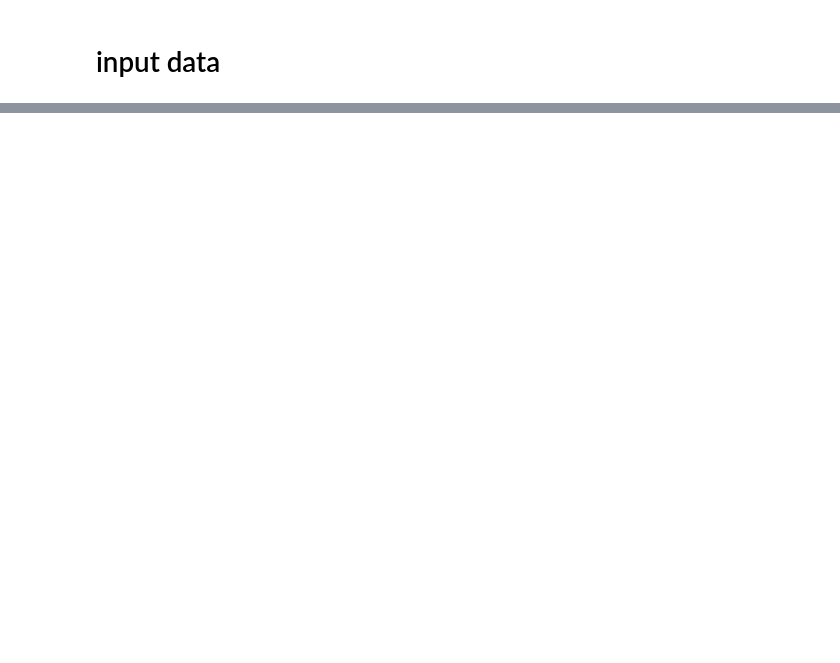
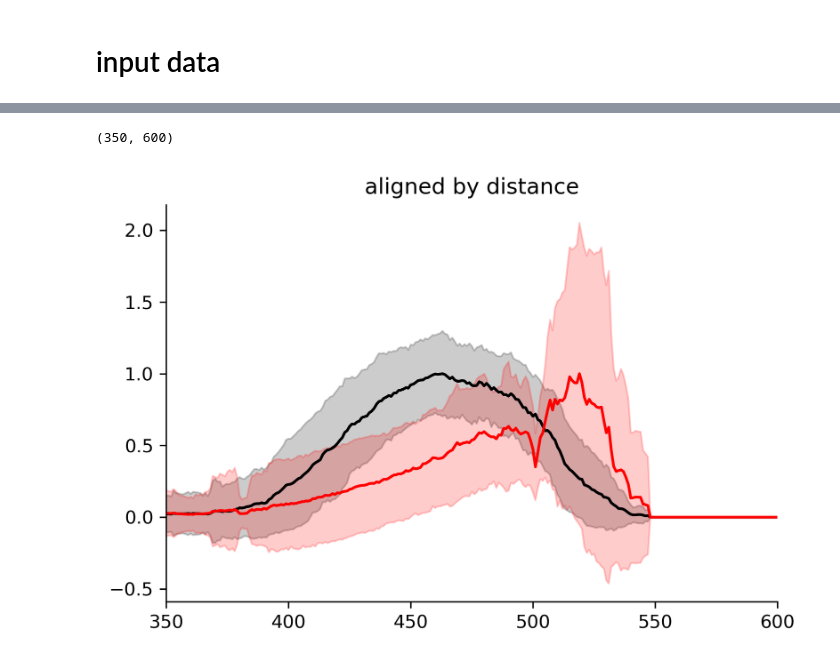
Before and after one commit to elifesciences-publications/YeastTrackAnalysis, a Jupyter notebook: analysis_multiTrack_listOfFiles.ipynb, the cells around one changed output, grey strips where cells are left out. Saved outputs shown, nothing was run; the diff lists cells and outputs as text; code cells hidden in the pictures; blank space fills up the shorter version.

```diff
--- a/analysis_multiTrack_listOfFiles.ipynb
+++ b/analysis_multiTrack_listOfFiles.ipynb
@@ -218,0 +259,35 @@ for i in range(0,len(trackData)):
+# %%
+
+plt.figure(dpi=300)
+
+#time = np.nanmean(adjusted_sampled_times,axis=0)
+time = np.array(range(0,1000))
+
+#intensity
+
+mean = np.nanmean(allFramesAccumulated_intensity,axis=0)
+std = np.nanstd(allFramesAccumulated_intensity,axis=0)
+plt.plot(time,mean/max(mean),color='k')
+plt.fill_between(time, (mean-std)/max(mean), (mean+std)/max(mean),color='k',alpha=0.2)
+
+
+#distance
+mean = np.nanmean(allFramesAccumulated_distance,axis=0)
+std = np.nanstd(allFramesAccumulated_distance,axis=0)
+plt.plot(time,mean/max(mean),color='r')
+plt.fill_between(time, (mean-std)/max(mean) , (mean+std)/max(mean),color='r',alpha=0.2)
+
+
+
+
+
+
+
+plt.title("aligned by distance")
+plt.gca().spines['right'].set_visible(False)
+plt.gca().spines['top'].set_visible(False)
+
+plt.xlim(350,600)
+# %% [output]
+(350, 600)
+[figure, added]
```
Also changed, not shown: parts of 24 cells of this notebook.
